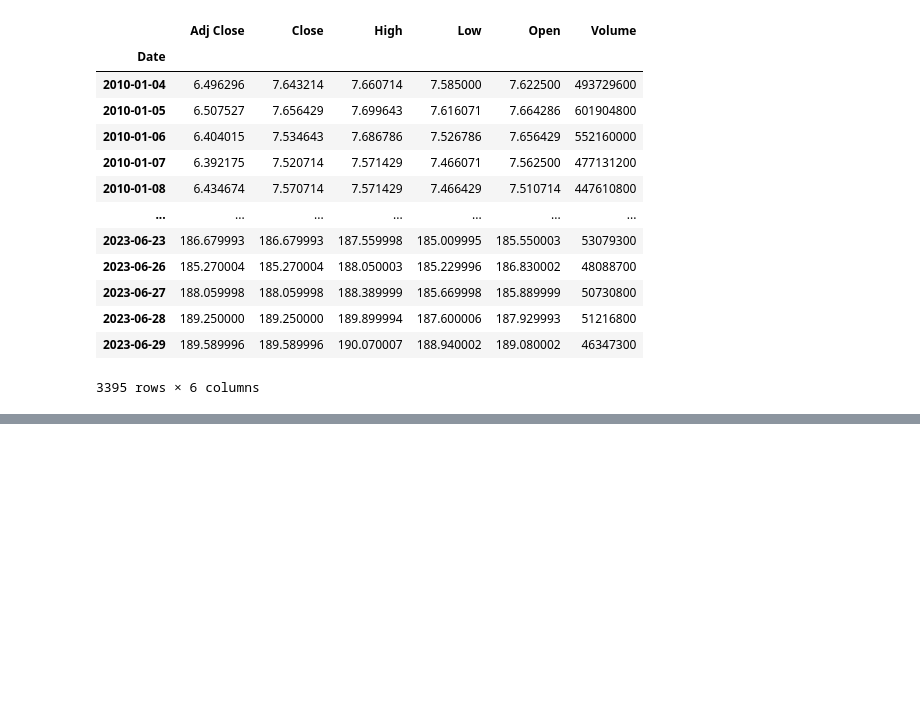
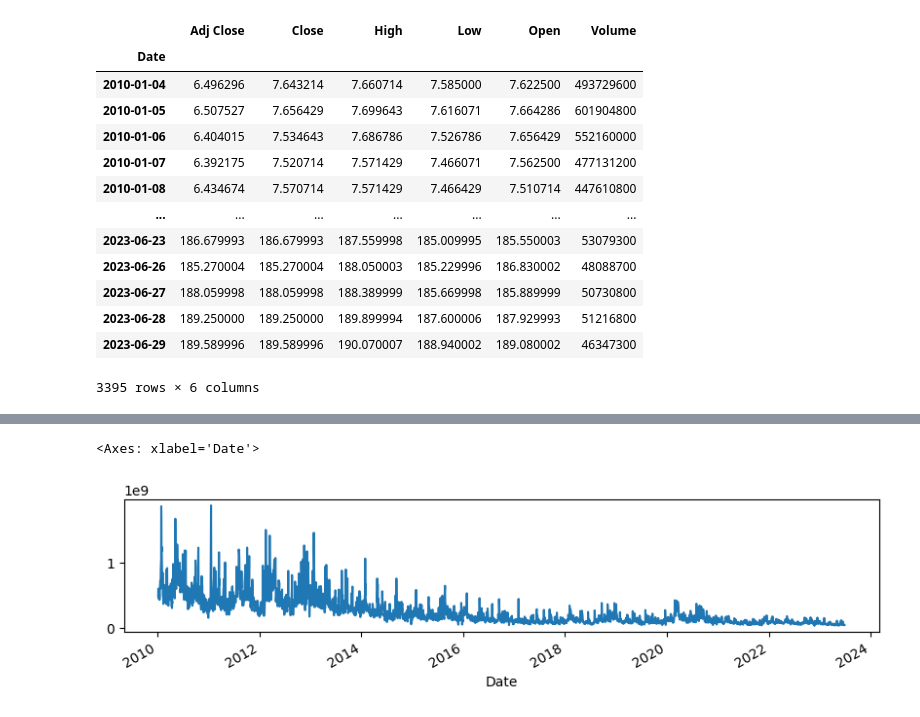
Before and after one commit to SatvikBhatnagar/Quantitative-Finance, a Jupyter notebook: 01_loading_data_and_visualizations.ipynb, the cells around one changed output, grey strips where cells are left out. Saved outputs shown, nothing was run; the diff lists cells and outputs as text; code cells hidden in the pictures; blank space fills up the shorter version.

```diff
--- a/01_loading_data_and_visualizations.ipynb
+++ b/01_loading_data_and_visualizations.ipynb
@@ -127,0 +169,10 @@ tweak_data()
+# %%
+(raw
+ .iloc[:, ::2]
+ .pipe(fix_cols)
+ .Volume
+ .plot(figsize=(10,2))
+ )
+# %% [output]
+<Axes: xlabel='Date'>
+[figure, added]
```
Also changed, not shown: parts of 4 cells of this notebook.
